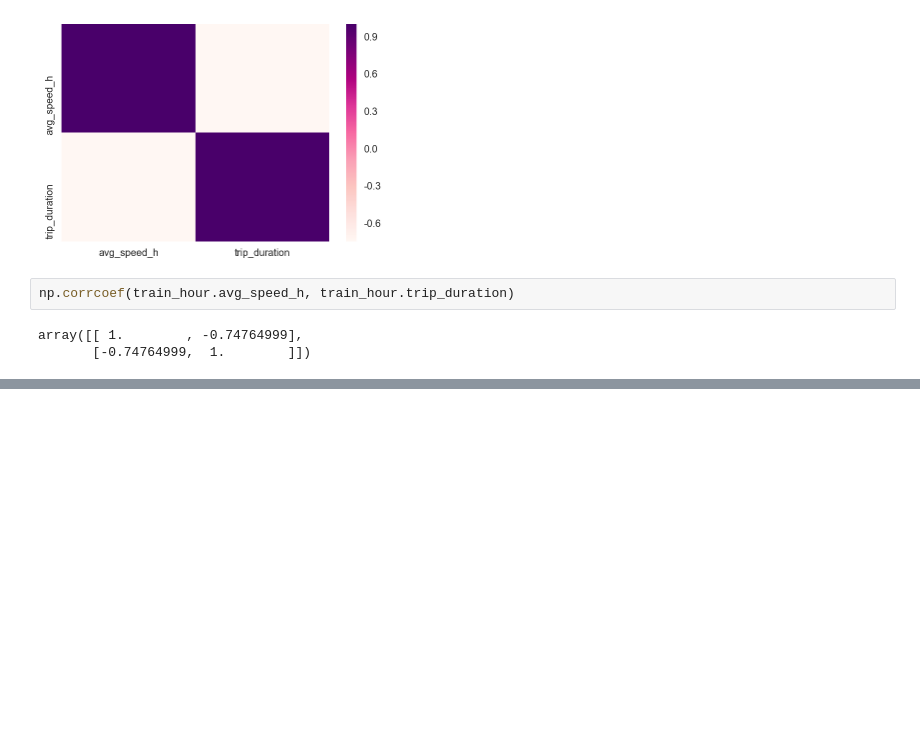
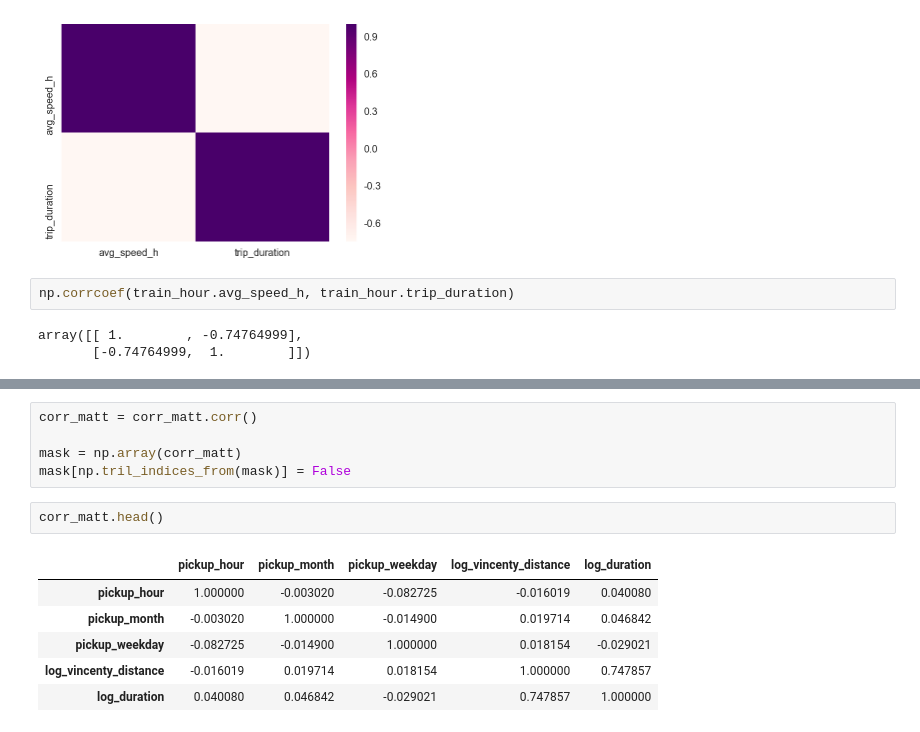
Before and after one commit to novdov/dss7b5-nyctaxi, a Jupyter notebook: KSW/EDA_KSW.ipynb, the cells around one changed output, grey strips where cells are left out. Cells and saved outputs as stored; diff of their text form; blank space fills up the shorter version.

```diff
--- a/KSW/EDA_KSW.ipynb
+++ b/KSW/EDA_KSW.ipynb
@@ -689,0 +705,14 @@ array([[ 1.        , -0.74764999],
+# %%
+corr_matt = corr_matt.corr()
+
+mask = np.array(corr_matt)
+mask[np.tril_indices_from(mask)] = False
+# %%
+corr_matt.head()
+# %% [output]
+|  | pickup_hour | pickup_month | pickup_weekday | log_vincenty_distance | log_duration |
+| pickup_hour | 1.000000 | -0.003020 | -0.082725 | -0.016019 | 0.040080 |
+| pickup_month | -0.003020 | 1.000000 | -0.014900 | 0.019714 | 0.046842 |
+| pickup_weekday | -0.082725 | -0.014900 | 1.000000 | 0.018154 | -0.029021 |
+| log_vincenty_distance | -0.016019 | 0.019714 | 0.018154 | 1.000000 | 0.747857 |
+| log_duration | 0.040080 | 0.046842 | -0.029021 | 0.747857 | 1.000000 |
```
Also changed, not shown: parts of 7 cells of this notebook.
